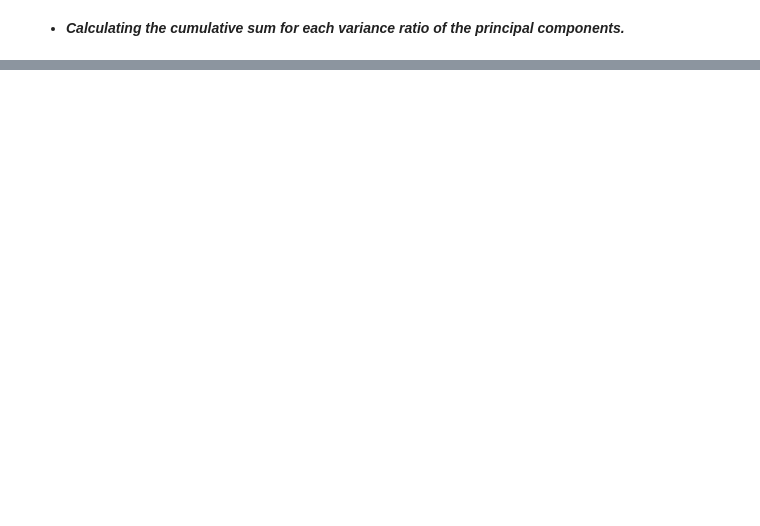
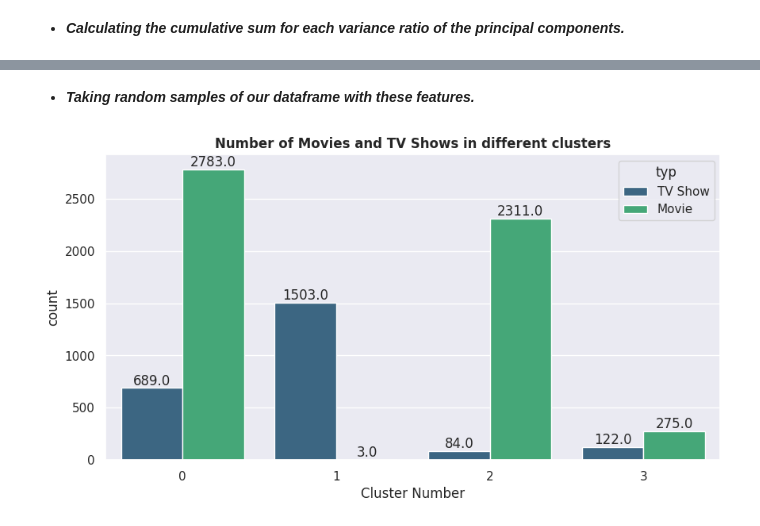
Before and after one commit to Sid-9823/Netflix-Movies-and-TV-Shows-Clustering, a Jupyter notebook: Netflix_Movies_and_TV_Shows_Clustering.ipynb, the cells around one changed output, grey strips where cells are left out. Drawn from its saved outputs; the diff is of its cells as text; code cells hidden in the pictures; blank space fills up the shorter version.

```diff
--- a/Netflix_Movies_and_TV_Shows_Clustering.ipynb
+++ b/Netflix_Movies_and_TV_Shows_Clustering.ipynb
@@ -1426,0 +1542,16 @@ plt.show()
+# %%
+# Silhouette Score Method.
+
+silavg = []
+
+for i in range(2, 8):
+
+    kmeans  =  KMeans(n_clusters = i , random_state = 42)
+
+    kmeans.fit(x)                                                   # Fitting our features into algo. according to k ranging from 2 to 8.
+
+    assgn   =  kmeans.labels_                                       # Calculating which data point is assigned to which cluster.
+
+    scr     =  silhouette_score(x,assgn)                            # Calculating silhouette score.
+
+    silavg.append(scr)                                              # Appending silhouette scores to silavg.
@@ -1426,0 +1612,6 @@ plt.show()
+# %%
+# Reimplementing KMeans.
+
+kmeans = KMeans(n_clusters = 4, random_state = 42)
+
+kmeans.fit(x)
@@ -1426,0 +1647,4 @@ plt.show()
+# %%
+# Creating a new column.
+
+df['cluster_number'] = kmeans.labels_
@@ -1426,0 +1680,21 @@ plt.show()
+# %% [markdown]
+* ***Taking random samples of our dataframe with these features.***
+# %%
+# Cluster Analysis.
+
+sns.set(style="darkgrid")
+
+plt.figure(figsize = (10,5))
+
+ax = sns.countplot(x = df['cluster_number'], hue = df['typ'], palette = 'viridis')
+
+plt.title('Number of Movies and TV Shows in different clusters', fontweight = 'bold')
+
+plt.xlabel('Cluster Number')
+
+# To annotate the countplot.
+
+for p in ax.patches:
+    ax.annotate(f"{p.get_height()}", (p.get_x() + p.get_width() / 2, p.get_height()), ha='center', va='bottom')
+# %% [output]
+[figure, added]
```
Also changed, not shown: parts of 44 cells of this notebook.
